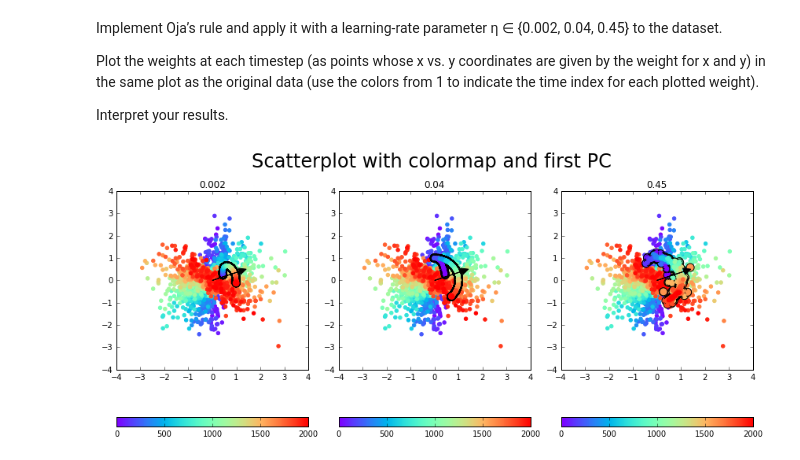
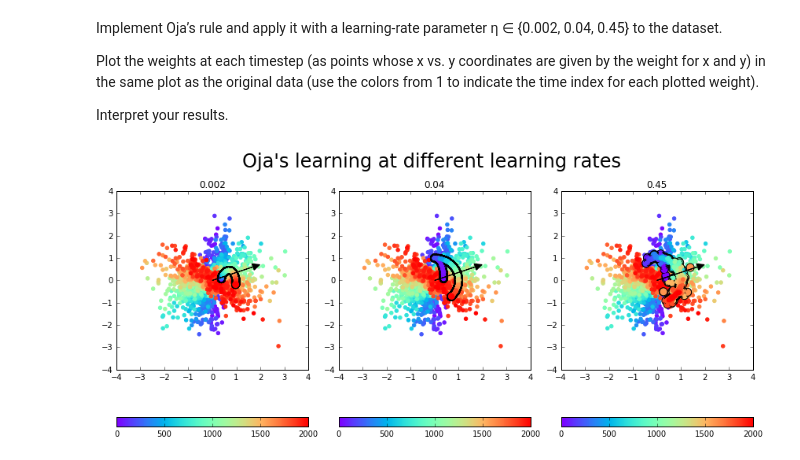
Before and after one commit to danijar/course-machine-intelligence-2, a Jupyter notebook: EX3/Exercise3.ipynb, the cells around one changed output. Saved outputs shown, nothing was run; the diff lists cells and outputs as text; code cells hidden in the pictures.

Commit message:
Fix figure caption

```diff
--- a/EX3/Exercise3.ipynb
+++ b/EX3/Exercise3.ipynb
@@ -86,9 +86,9 @@ compress(other, pcs, other_grid, size)
 # %%
 data = pd.read_csv('data-onlinePCA.txt', index_col=0).as_matrix()
 
-def create_time_scatter(steps, ncols):
+def create_time_scatter(steps, ncols, title):
     fig, ax = plt.subplots(nrows=2, ncols=ncols, figsize=(12, 6))
-    fig.suptitle('Scatterplot with colormap and first PC', fontsize=24, y=1.08)
+    fig.suptitle(title, fontsize=24, y=1.08)
     timesteps = np.linspace(0, 1, steps)
     for col in range(ncols):
         ax[1, col].imshow(np.vstack((timesteps, timesteps)), cmap=plt.cm.rainbow, aspect=50)
@@ -98,7 +98,7 @@ def create_time_scatter(steps, ncols):
 
 def plot_pca_arrow(ax, data):
     pcs, _ = compute_pcs(data)
-    pc = pcs[0] * 1.2
+    pc = pcs[0] * 1.8
     ax.arrow(0, 0, pc[0], pc[1], head_width=0.3, head_length=0.3, fc='k', ec='k')
 
 def plot_series(ax, data, **kwargs):
@@ -117,22 +117,22 @@ Interpret your results.
 # %%
 learning_rates = [0.002, 0.04, 0.45]
 
 def ojas_rule(data, initial_w, learning_rate):
     w = initial_w.copy()
     for x in data:
         y = np.dot(w.T, x)
         w += learning_rate * y * (x - y * w)
         yield w.copy()
 
-ax = create_time_scatter(len(data), 3)
+ax = create_time_scatter(len(data), 3, "Oja's learning at different learning rates")
 initial_w = np.random.random(2)
 for index, learning_rate in enumerate(learning_rates):
     weights = np.array(list(ojas_rule(data, initial_w, learning_rate)))
     ax[index].set_title(learning_rate)
     plot_series(ax[index], data)
     plot_series(ax[index], weights, edgecolor='k', s=100)
     plot_series(ax[index], weights)
     plot_pca_arrow(ax[index], data)
 plt.show()
 # %% [output]
-[figure, old version]
+[figure, new version]
```
